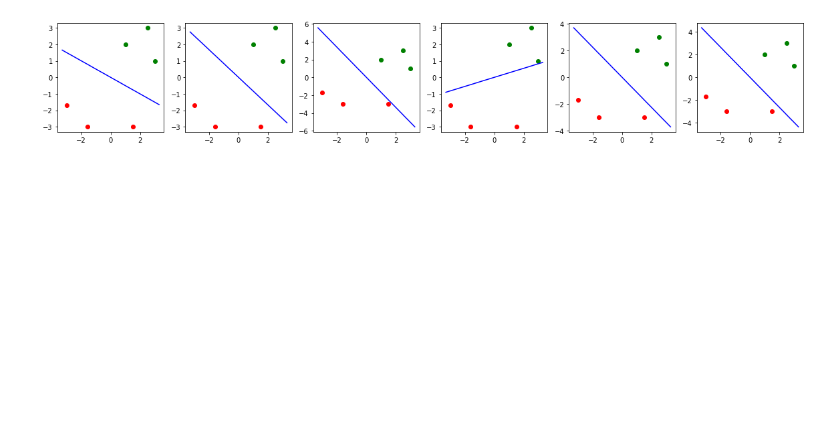
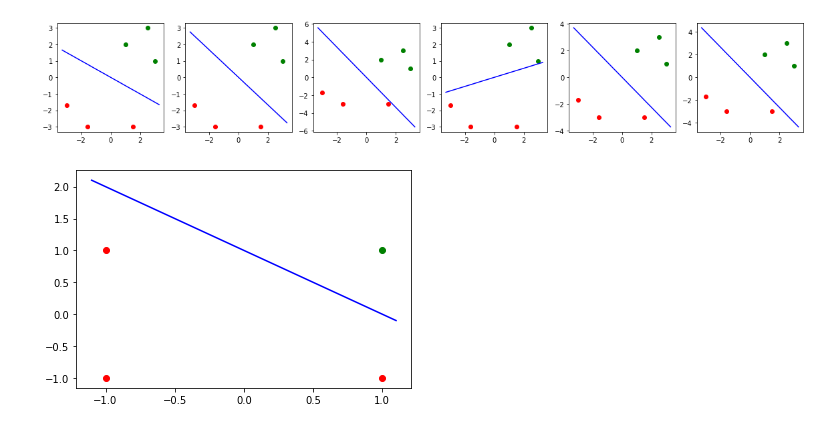
Before and after one commit to ABChamp/my_leanrning_ai_python, a Jupyter notebook: artificialNeuralNetworks_part1.ipynb, the cells around one changed output. Drawn from its saved outputs; the diff is of its cells as text; code cells hidden in the pictures; blank space fills up the shorter version.

```diff
--- a/artificialNeuralNetworks_part1.ipynb
+++ b/artificialNeuralNetworks_part1.ipynb
@@ -58,0 +57,11 @@ plt.show()
+# %%
+# And Proble
+X = [[1, 1], [1, -1], [-1, 1], [-1, -1]] # input
+T = [1, -1, -1, -1] # Target
+X = np.array(X)
+X = np.hstack((X, np.ones((len(X), 1))))
+w = perceptron(X, T)
+plot_hyperplane2d(X, T, w)
+plt.show()
+# %% [output]
+[figure, added]
```
Also changed, not shown: parts of 2 cells of this notebook, 2 other files.
